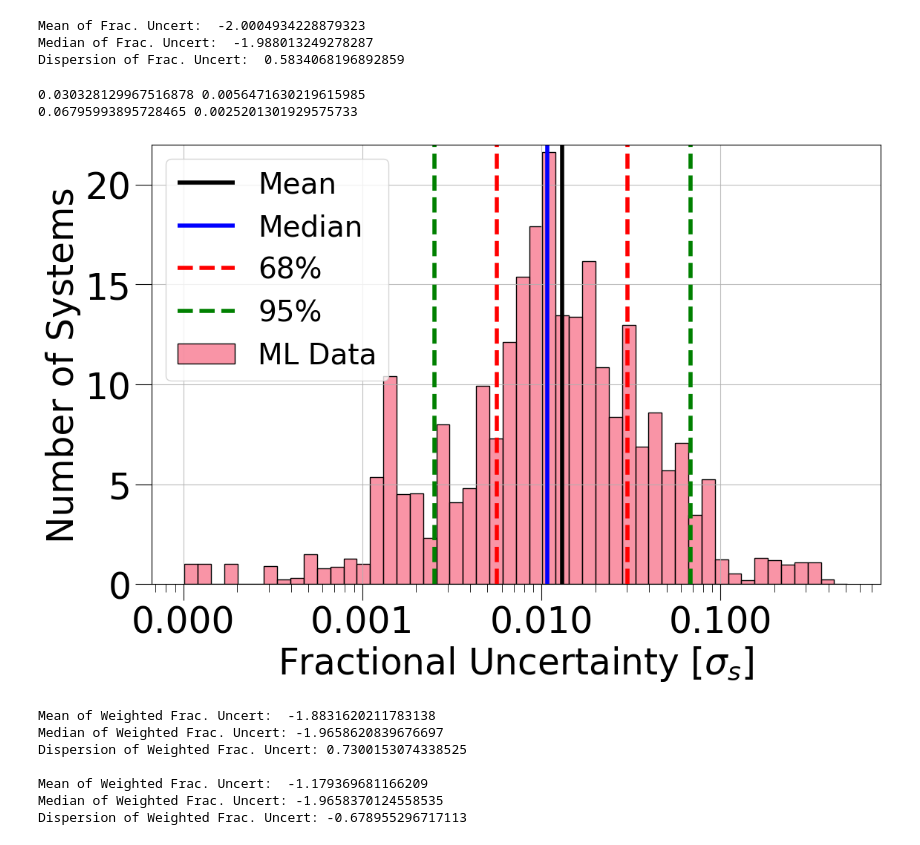
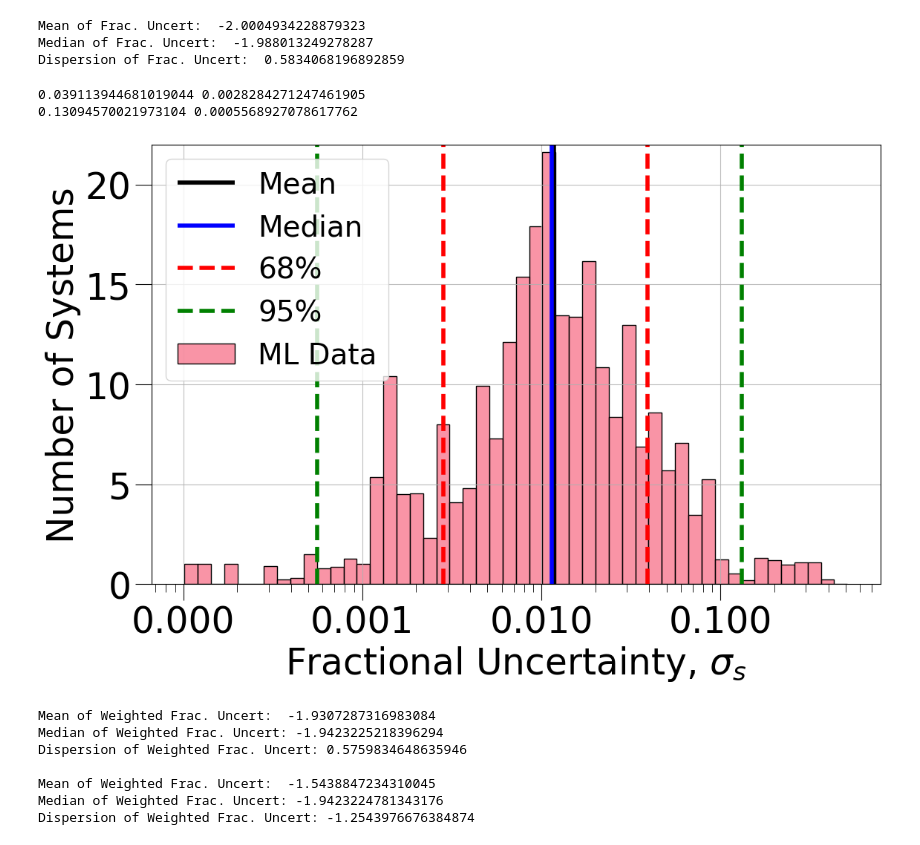
Before and after one commit to victorkarkour/Microlensing-Separation, a Jupyter notebook: Dist_s_errors.ipynb, the cells around one changed output. Cells and saved outputs as stored; diff of their text form; code cells hidden in the pictures.

```diff
--- a/Dist_s_errors.ipynb
+++ b/Dist_s_errors.ipynb
@@ -187,63 +183,75 @@ Median of Frac. Uncert:  -1.988013249278287
 Dispersion of Frac. Uncert:  0.5834068196892859
 # %%
 # Initialize variables
-
-mean = np.mean(np.log10(ML_df["fractional_uncertainty"][ML_df["P"].isna()]))
-std_dev = np.std(np.log10(ML_df["fractional_uncertainty"][ML_df["P"].isna()]))
-num = len(ML_df["fractional_uncertainty"][ML_df["P"].isna()])
-t_68 = 1.00
-t_95 = 1.96
+mean = np.nanmean(np.log10(ML_df["fractional_uncertainty"]))
+std_dev = np.nanstd(np.log10(ML_df["fractional_uncertainty"]))
+cum_sum = np.nancumsum((ML_df["fractional_uncertainty"]))
+num = len(ML_df["fractional_uncertainty"])
+# t_68 = stats.t.ppf(0.68, num) # Assumes gaussian dist.
+# t_95 = stats.t.ppf(0.95, num) # so not correct
+# print(num)
+# print(t_68, t_95)
 
 # Calculate confidence intervals
-
-upper_68 = mean + t_68*(std_dev / 2)
-lower_68 = mean - t_68*(std_dev / 2)
-
-upper_95 = mean + t_95*(std_dev / 2)
-lower_95 = mean - t_95*(std_dev / 2)
+method = "inverted_cdf"
+weights = ML_df["P"]
+upper_68 = np.nanquantile(np.log10(ML_df["fractional_uncertainty"]), 0.83, method = method)
+lower_68 = np.nanquantile(np.log10(ML_df["fractional_uncertainty"]), 0.1375, method = method)
+# upper_68 = mean + t_68*(std_dev / 2)
+# lower_68 = mean - t_68*(std_dev / 2)
+# upper_95 = mean + t_95*(std_dev / 2)
+# lower_95 = mean - t_95*(std_dev / 2)
+upper_95 = np.nanquantile(np.log10(ML_df["fractional_uncertainty"]), 0.96, method = method)
+lower_95 = np.nanquantile(np.log10(ML_df["fractional_uncertainty"]), 0.017, method = method)
 
 print(10**upper_68, 10**lower_68)
 print(10**upper_95, 10**lower_95)
 # %% [output]
-0.030328129967516878 0.0056471630219615985
-0.06795993895728465 0.0025201301929575733
+0.039113944681019044 0.0028284271247461905
+0.13094570021973104 0.0005568927078617762
 # %%
 # Alternative with log-transformed data
 fig, ax = plt.subplots(figsize=(12, 8))
 sns.histplot(x=((ML_df['fractional_uncertainty'])), bins=50, weights= ML_df["P"], log_scale=True, label = "ML Data")
-ax.vlines(x=10**np.nanmean(np.log10(ML_df["fractional_uncertainty"][ML_df["P"].isna()])), ymin=0, ymax=22, colors='black', linestyles='-', label='Mean', lw=4)
-ax.vlines(x=10**np.nanmedian(np.log10(ML_df["fractional_uncertainty"][ML_df["P"].isna()])), ymin=0, ymax=22, colors='blue', linestyles='-', label='Median',lw=4)
+# sns.ecdfplot(x=((ML_df['fractional_uncertainty'])), weights = ML_df["P"], log_scale=True, label = "CDF", color = "black")
+ax.vlines(x=10**np.nanmean(np.log10(ML_df["fractional_uncertainty"])), ymin=0, ymax=22, colors='black', linestyles='-', label='Mean', lw=4)
+ax.vlines(x=10**np.nanmedian(np.log10(ML_df["fractional_uncertainty"])), ymin=0, ymax=22, colors='blue', linestyles='-', label='Median',lw=4)
 ax.vlines(x=10**upper_68, ymin=0, ymax=22, colors='red', linestyles='--', label='68%', lw=4)
 ax.vlines(x=10**lower_68, ymin=0, ymax=22, colors='red', linestyles='--', lw=4)
 ax.vlines(x=10**upper_95, ymin=0, ymax=22, colors='green', linestyles='--', label='95%', lw=4)
 ax.vlines(x=10**lower_95, ymin=0, ymax=22, colors='green', linestyles='--', lw=4)
-ax.set_xlabel(r'Fractional Uncertainty [$\sigma_s$]', fontsize = 35)
+# ax.hlines(0.5, xmin = 0, xmax = 1, color = "k", ls = (0, (5, 8)), alpha = 0.75, lw = 3) # Loosely Dashed
+# ax.hlines(0.16, xmin = 0, xmax = 1, color = "k", ls = (0, (1, 1)), alpha = 0.75, lw = 3) # Dotted
+# ax.hlines(0.85, xmin = 0, xmax = 1, color = "k", ls = (0, (1, 1)), alpha = 0.75, lw = 3) # ^
+# ax.hlines(0.025, xmin = 0, xmax = 1, color = "k", ls = (0, (3, 5, 1, 5)), alpha = 0.75, lw = 3) # Dashdotted
+# ax.hlines(0.975, xmin = 0, xmax = 1, color = "k", ls = (0, (3, 5, 1, 5)), alpha = 0.75, lw = 3) # ^
+ax.set_xlabel(r'Fractional Uncertainty, $\sigma_s$', fontsize = 35)
 ax.set_ylabel(r'Number of Systems', fontsize = 35)
 ax.set_xscale("log")
 ax.set_ylim(0,22)
 ax.xaxis.set_major_formatter(matplotlib.ticker.ScalarFormatter())
 ax.tick_params(axis = "both", labelsize = 35)
 ax.legend(fontsize = 28, loc = "upper left")
 ax.grid(True, alpha=0.85)
 plt.tight_layout()
 # plt.savefig("Figures/Dist. of Fract Uncert..png")
 plt.show()
 # %% [output]
-[figure, old version]
+[figure, new version]
 # %%
-print(f"Mean of Weighted Frac. Uncert: ", np.nanmean(np.log10(ML_df["fractional_uncertainty"][ML_df["P"].isna()])))
-print(f"Median of Weighted Frac. Uncert:", np.nanmedian(np.log10(ML_df["fractional_uncertainty"][ML_df["P"].isna()])))
-print(f"Dispersion of Weighted Frac. Uncert:", np.nanstd(np.log10(ML_df["fractional_uncertainty"][ML_df["P"].isna()])))
+print(f"Mean of Weighted Frac. Uncert: ", np.nanmean(np.log10(ML_df["fractional_uncertainty"][ML_df["P"].notna()])))
+print(f"Median of Weighted Frac. Uncert:", np.nanmedian(np.log10(ML_df["fractional_uncertainty"][ML_df["P"].notna()])))
+print(f"Dispersion of Weighted Frac. Uncert:", np.nanstd(np.log10(ML_df["fractional_uncertainty"][ML_df["P"].notna()])))
 print()
-print(f"Mean of Weighted Frac. Uncert: ", np.log10(ML_df["fractional_uncertainty"][ML_df["P"].isna()].mean()))
-print(f"Median of Weighted Frac. Uncert:", np.log10(ML_df["fractional_uncertainty"][ML_df["P"].isna()].median()))
-print(f"Dispersion of Weighted Frac. Uncert:", np.log10(ML_df["fractional_uncertainty"][ML_df["P"].isna()].std()))
+print(f"Mean of Weighted Frac. Uncert: ", np.log10(ML_df["fractional_uncertainty"][ML_df["P"].notna()].mean()))
+print(f"Median of Weighted Frac. Uncert:", np.log10(ML_df["fractional_uncertainty"][ML_df["P"].notna()].median()))
+print(f"Dispersion of Weighted Frac. Uncert:", np.log10(ML_df["fractional_uncertainty"][ML_df["P"].notna()].std()))
 # %% [output]
-Mean of Weighted Frac. Uncert:  -1.8831620211783138
-Median of Weighted Frac. Uncert: -1.9658620839676697
-Dispersion of Weighted Frac. Uncert: 0.7300153074338525
+Mean of Weighted Frac. Uncert:  -1.9307287316983084
+Median of Weighted Frac. Uncert: -1.9423225218396294
+Dispersion of Weighted Frac. Uncert: 0.5759834648635946
 
-Mean of Weighted Frac. Uncert:  -1.179369681166209
-Median of Weighted Frac. Uncert: -1.9658370124558535
-Dispersion of Weighted Frac. Uncert: -0.678955296717113
+Mean of Weighted Frac. Uncert:  -1.5438847234310045
+Median of Weighted Frac. Uncert: -1.9423224781343176
+Dispersion of Weighted Frac. Uncert: -1.2543976676384874
 # %%
```
Also changed, not shown: parts of 4 cells of this notebook, 6 other files.
